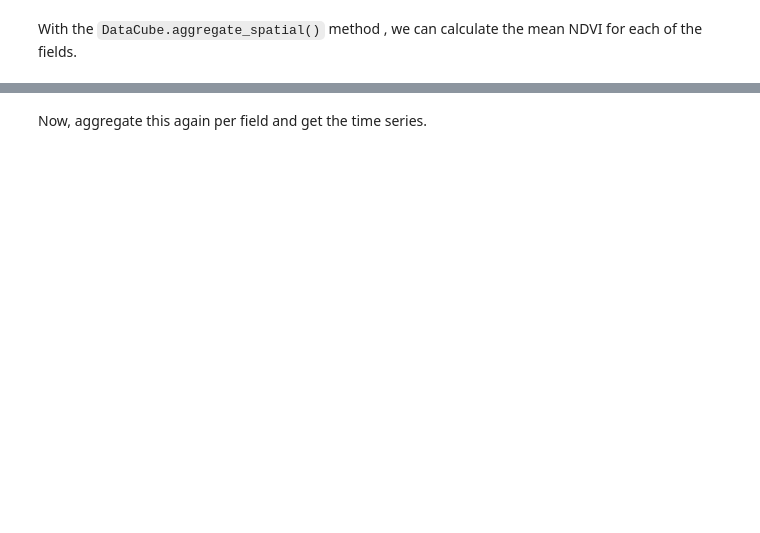
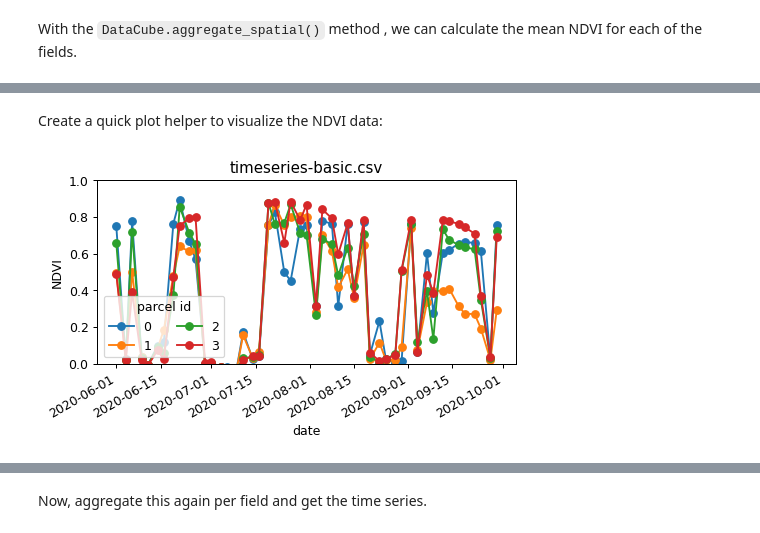
Before and after one commit to eu-cdse/notebook-samples, a Jupyter notebook: openeo/NDVI_Timeseries.ipynb, the cells around one changed output, grey strips where cells are left out. Drawn from its saved outputs; the diff is of its cells as text; code cells hidden in the pictures; blank space fills up the shorter version.

```diff
--- a/openeo/NDVI_Timeseries.ipynb
+++ b/openeo/NDVI_Timeseries.ipynb
@@ -190,0 +103,2 @@ smoothed_ndvi = masked_ndvi.apply_dimension(code=udf, dimension="t")
+# %% [markdown]
+Create a quick plot helper to visualize the NDVI data:
@@ -190,0 +116,4 @@ smoothed_ndvi = masked_ndvi.apply_dimension(code=udf, dimension="t")
+# %%
+plot_timeseries("ndvi-results/timeseries-basic.csv")
+# %% [output]
+[figure, added]
```
Also changed, not shown: parts of 54 cells of this notebook, 1 other file.
